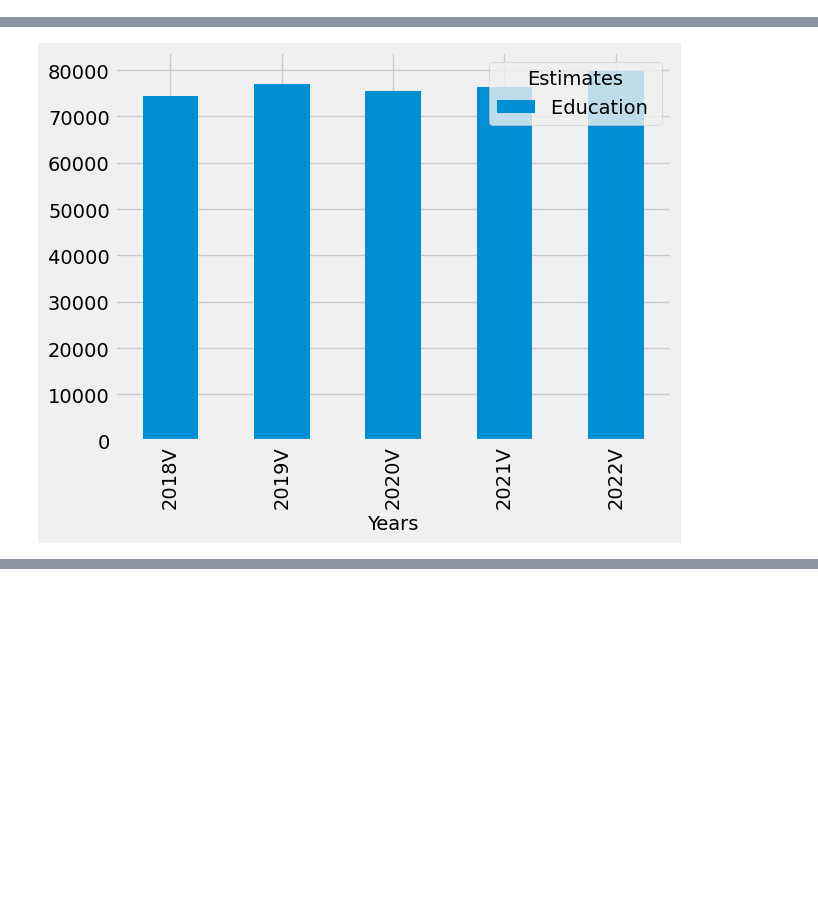
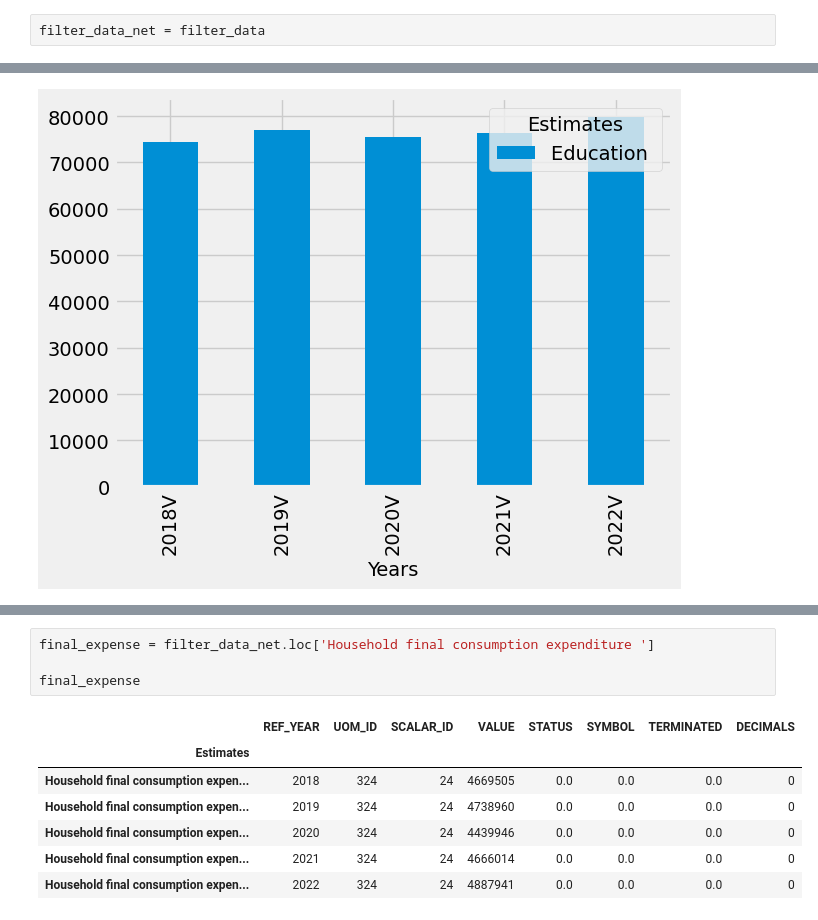
Before and after one commit to zRandgris/project1, a Jupyter notebook: TheProject.ipynb, the cells around one changed output, grey strips where cells are left out. Saved outputs shown, nothing was run; the diff lists cells and outputs as text; blank space fills up the shorter version.

```diff
--- a/TheProject.ipynb
+++ b/TheProject.ipynb
@@ -141,4 +133,6 @@ Index(['Alcoholic beverages,  tobacco and cannabis ', 'Clothing and footwear ',
        'Recreation and culture ', 'Transport '],
       dtype='object', name='Estimates')
+# %%
+filter_data_net = filter_data
 # %%
 # Dropping the HouseHold Final Consumption as it is just the sum of all expense.
@@ -329,0 +305,12 @@ TypeError: 'method' object is not subscriptable
+# %%
+final_expense = filter_data_net.loc['Household final consumption expenditure ']
+
+final_expense
+# %% [output]
+|  | REF_YEAR | UOM_ID | SCALAR_ID | VALUE | STATUS | SYMBOL | TERMINATED | DECIMALS |
+| Estimates |  |  |  |  |  |  |  |  |
+| Household final consumption expen... | 2018 | 324 | 24 | 4669505 | 0.0 | 0.0 | 0.0 | 0 |
+| Household final consumption expen... | 2019 | 324 | 24 | 4738960 | 0.0 | 0.0 | 0.0 | 0 |
+| Household final consumption expen... | 2020 | 324 | 24 | 4439946 | 0.0 | 0.0 | 0.0 | 0 |
+| Household final consumption expen... | 2021 | 324 | 24 | 4666014 | 0.0 | 0.0 | 0.0 | 0 |
+| Household final consumption expen... | 2022 | 324 | 24 | 4887941 | 0.0 | 0.0 | 0.0 | 0 |
```
Also changed, not shown: parts of 22 cells of this notebook.
